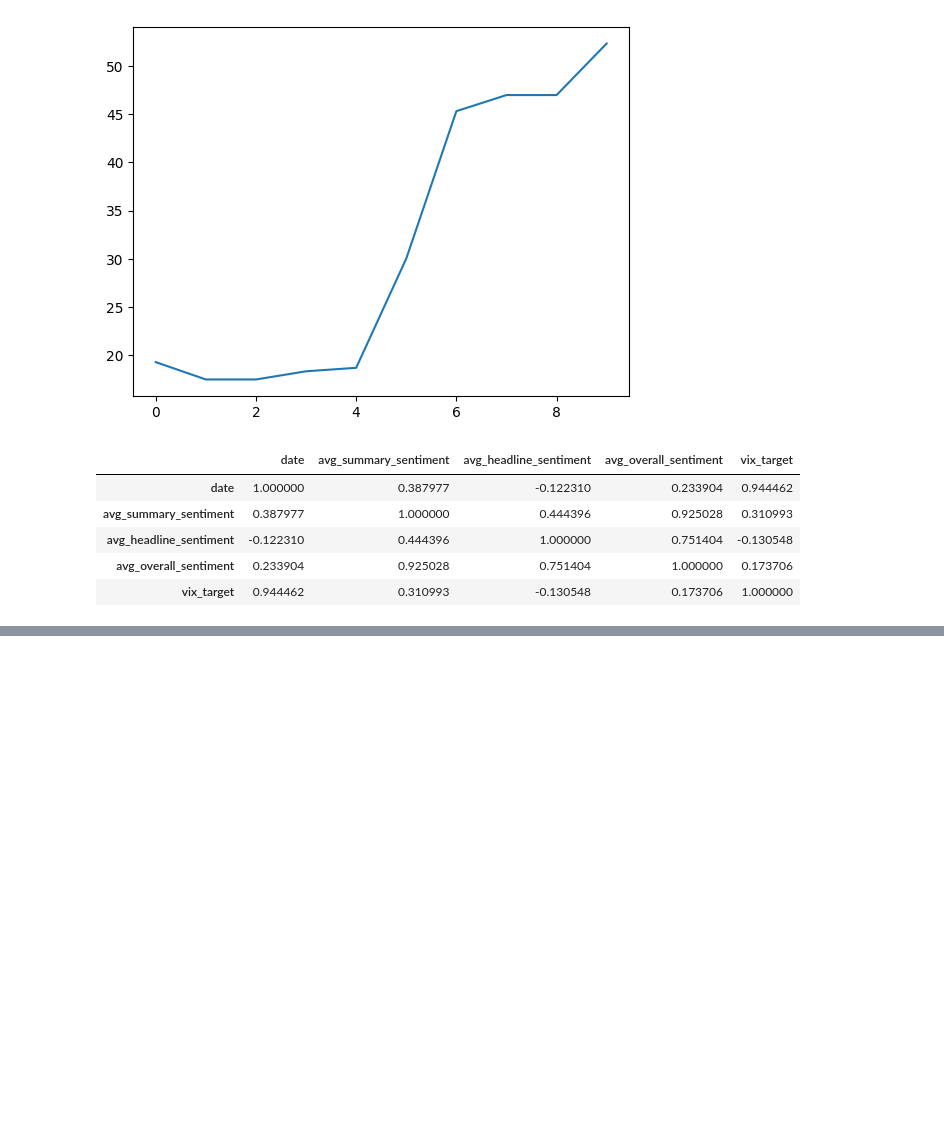
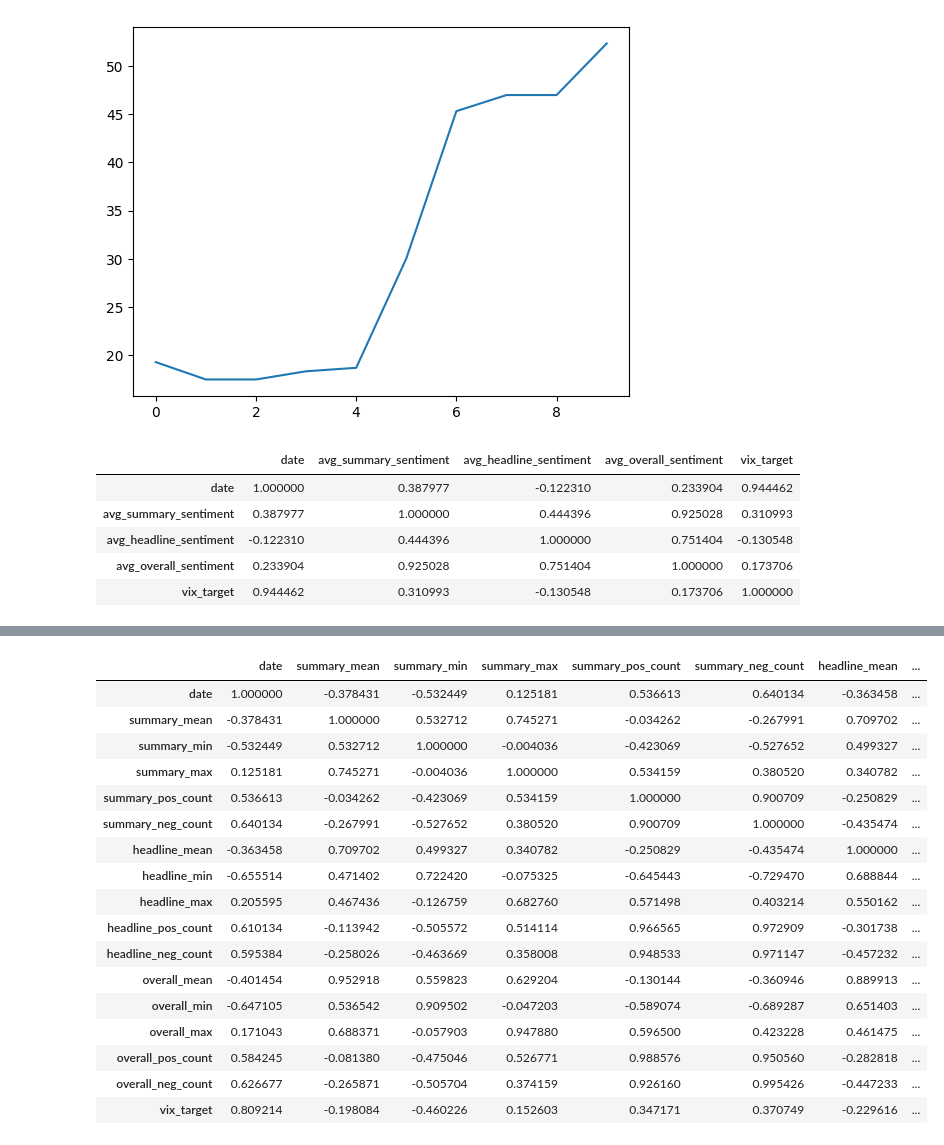
Before and after one commit to DylanSuniaga/VIXNLP, a Jupyter notebook: finnhub_news/main.ipynb, the cells around one changed output, grey strips where cells are left out. Drawn from its saved outputs; the diff is of its cells as text; code cells hidden in the pictures; blank space fills up the shorter version.

```diff
--- a/finnhub_news/main.ipynb
+++ b/finnhub_news/main.ipynb
@@ -543,3 +543,3 @@ Device set to use mps:0
 # %%
-dp.macro_analysis('./../vix_news.csv', 'description', 'title')
+df = dp.macro_analysis('./../vix_news.csv', 'description', 'title')
 # %% [output]
@@ -569,0 +590,21 @@ dp.macro_analysis('./../vix_news.csv', 'description', 'title')
+# %%
+df.corr()
+# %% [output]
+|  | date | summary_mean | summary_min | summary_max | summary_pos_count | summary_neg_count | headline_mean | ... |
+| date | 1.000000 | -0.378431 | -0.532449 | 0.125181 | 0.536613 | 0.640134 | -0.363458 | ... |
+| summary_mean | -0.378431 | 1.000000 | 0.532712 | 0.745271 | -0.034262 | -0.267991 | 0.709702 | ... |
+| summary_min | -0.532449 | 0.532712 | 1.000000 | -0.004036 | -0.423069 | -0.527652 | 0.499327 | ... |
+| summary_max | 0.125181 | 0.745271 | -0.004036 | 1.000000 | 0.534159 | 0.380520 | 0.340782 | ... |
+| summary_pos_count | 0.536613 | -0.034262 | -0.423069 | 0.534159 | 1.000000 | 0.900709 | -0.250829 | ... |
+| summary_neg_count | 0.640134 | -0.267991 | -0.527652 | 0.380520 | 0.900709 | 1.000000 | -0.435474 | ... |
+| headline_mean | -0.363458 | 0.709702 | 0.499327 | 0.340782 | -0.250829 | -0.435474 | 1.000000 | ... |
+| headline_min | -0.655514 | 0.471402 | 0.722420 | -0.075325 | -0.645443 | -0.729470 | 0.688844 | ... |
+| headline_max | 0.205595 | 0.467436 | -0.126759 | 0.682760 | 0.571498 | 0.403214 | 0.550162 | ... |
+| headline_pos_count | 0.610134 | -0.113942 | -0.505572 | 0.514114 | 0.966565 | 0.972909 | -0.301738 | ... |
+| headline_neg_count | 0.595384 | -0.258026 | -0.463669 | 0.358008 | 0.948533 | 0.971147 | -0.457232 | ... |
+| overall_mean | -0.401454 | 0.952918 | 0.559823 | 0.629204 | -0.130144 | -0.360946 | 0.889913 | ... |
+| overall_min | -0.647105 | 0.536542 | 0.909502 | -0.047203 | -0.589074 | -0.689287 | 0.651403 | ... |
+| overall_max | 0.171043 | 0.688371 | -0.057903 | 0.947880 | 0.596500 | 0.423228 | 0.461475 | ... |
+| overall_pos_count | 0.584245 | -0.081380 | -0.475046 | 0.526771 | 0.988576 | 0.950560 | -0.282818 | ... |
+| overall_neg_count | 0.626677 | -0.265871 | -0.505704 | 0.374159 | 0.926160 | 0.995426 | -0.447233 | ... |
+| vix_target | 0.809214 | -0.198084 | -0.460226 | 0.152603 | 0.347171 | 0.370749 | -0.229616 | ... |
```
Also changed, not shown: parts of 3 cells of this notebook, 2 other files.
